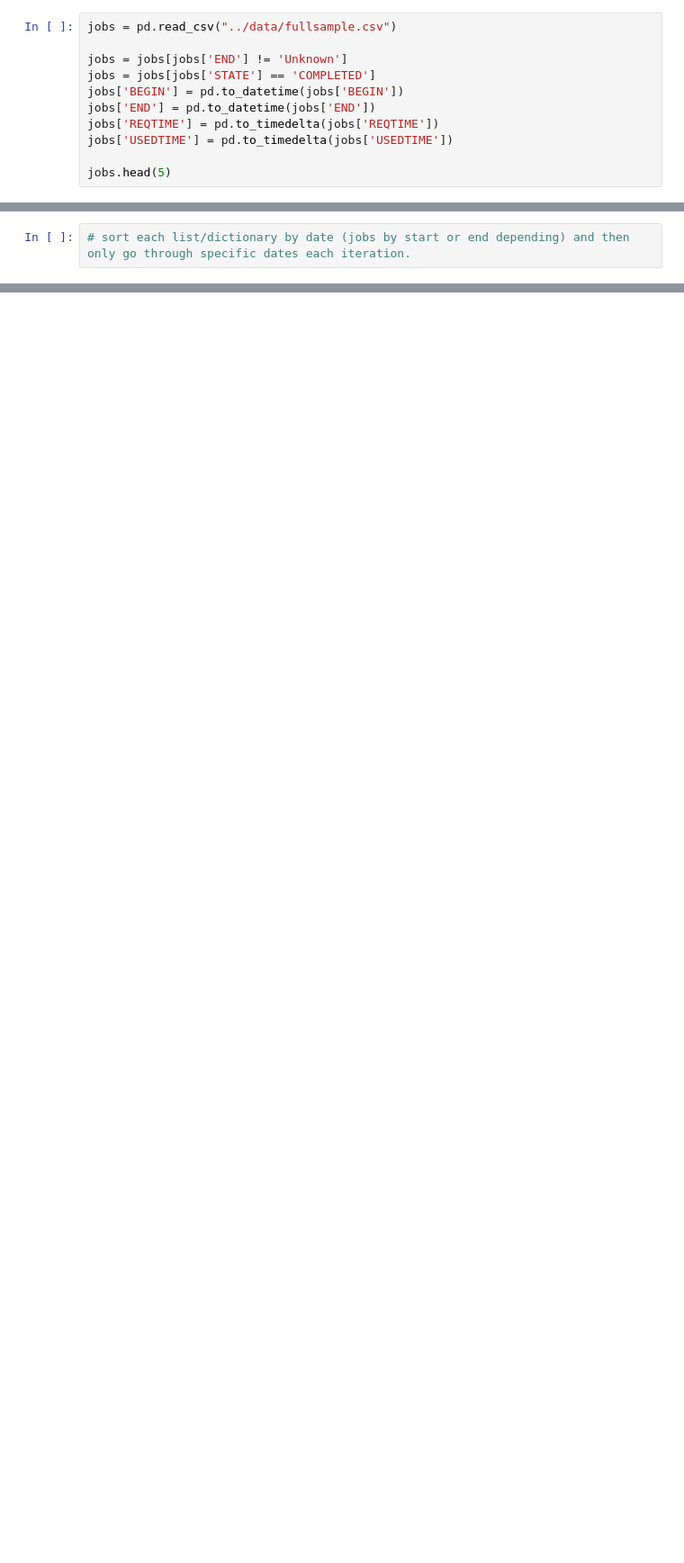
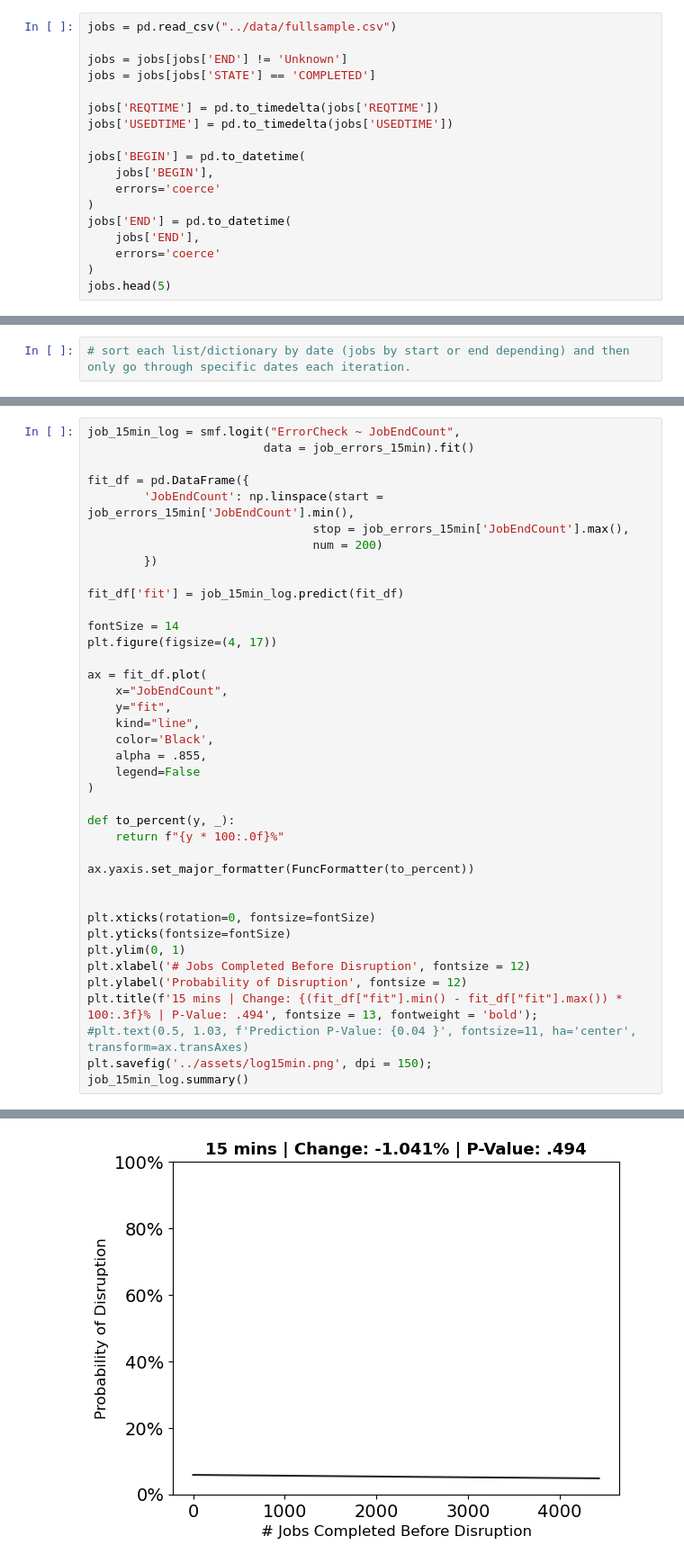
Before and after one commit to nss-data-science-cohort-8/accre-green-bean-casserole, a Jupyter notebook: notebooks/DataIntroduction.ipynb, the cells around one changed output, grey strips where cells are left out. Shown at 90% size. Cells and saved outputs as stored; diff of their text form; blank space fills up the shorter version.

```diff
--- a/notebooks/DataIntroduction.ipynb
+++ b/notebooks/DataIntroduction.ipynb
@@ -9,11 +15,18 @@ jobs = pd.read_csv("../data/fullsample.csv")
 
 jobs = jobs[jobs['END'] != 'Unknown']
 jobs = jobs[jobs['STATE'] == 'COMPLETED']
-jobs['BEGIN'] = pd.to_datetime(jobs['BEGIN'])
-jobs['END'] = pd.to_datetime(jobs['END'])
+
 jobs['REQTIME'] = pd.to_timedelta(jobs['REQTIME'])
 jobs['USEDTIME'] = pd.to_timedelta(jobs['USEDTIME'])
 
+jobs['BEGIN'] = pd.to_datetime(
+    jobs['BEGIN'],
+    errors='coerce'
+)
+jobs['END'] = pd.to_datetime(
+    jobs['END'],
+    errors='coerce'
+)
 jobs.head(5)
 # %% [output]
 |  | JOBID | STATE | BEGIN | END | REQMEM | USEDMEM | REQTIME | USEDTIME | NODES | CPUS | PARTITION | ... |
@@ -485,0 +842,40 @@ jobs['end_day_hour'] =
+# %%
+job_15min_log = smf.logit("ErrorCheck ~ JobEndCount",
+                         data = job_errors_15min).fit()
+
+fit_df = pd.DataFrame({
+        'JobEndCount': np.linspace(start = job_errors_15min['JobEndCount'].min(),
+                                stop = job_errors_15min['JobEndCount'].max(),
+                                num = 200)
+        })
+
+fit_df['fit'] = job_15min_log.predict(fit_df)
+
+fontSize = 14
+plt.figure(figsize=(4, 17))
+
+ax = fit_df.plot(
+    x="JobEndCount",
+    y="fit",
+    kind="line",
+    color='Black',
+    alpha = .855,
+    legend=False
+)
+
+def to_percent(y, _):
+    return f"{y * 100:.0f}%"
+
+ax.yaxis.set_major_formatter(FuncFormatter(to_percent))
+
+
+plt.xticks(rotation=0, fontsize=fontSize)
+plt.yticks(fontsize=fontSize)
+plt.ylim(0, 1)
+plt.xlabel('# Jobs Completed Before Disruption', fontsize = 12)
+plt.ylabel('Probability of Disruption', fontsize = 12)
+plt.title(f'15 mins | Change: {(fit_df["fit"].min() - fit_df["fit"].max()) * 100:.3f}% | P-Value: .494', fontsize = 13, fontweight = 'bold');
+#plt.text(0.5, 1.03, f'Prediction P-Value: {0.04 }', fontsize=11, ha='center', transform=ax.transAxes)
+plt.savefig('../assets/log15min.png', dpi = 150);
+job_15min_log.summary()
+# %% [output]
@@ -485,0 +897 @@ jobs['end_day_hour'] =
+[figure, added]
```
Also changed, not shown: parts of 44 cells of this notebook.
